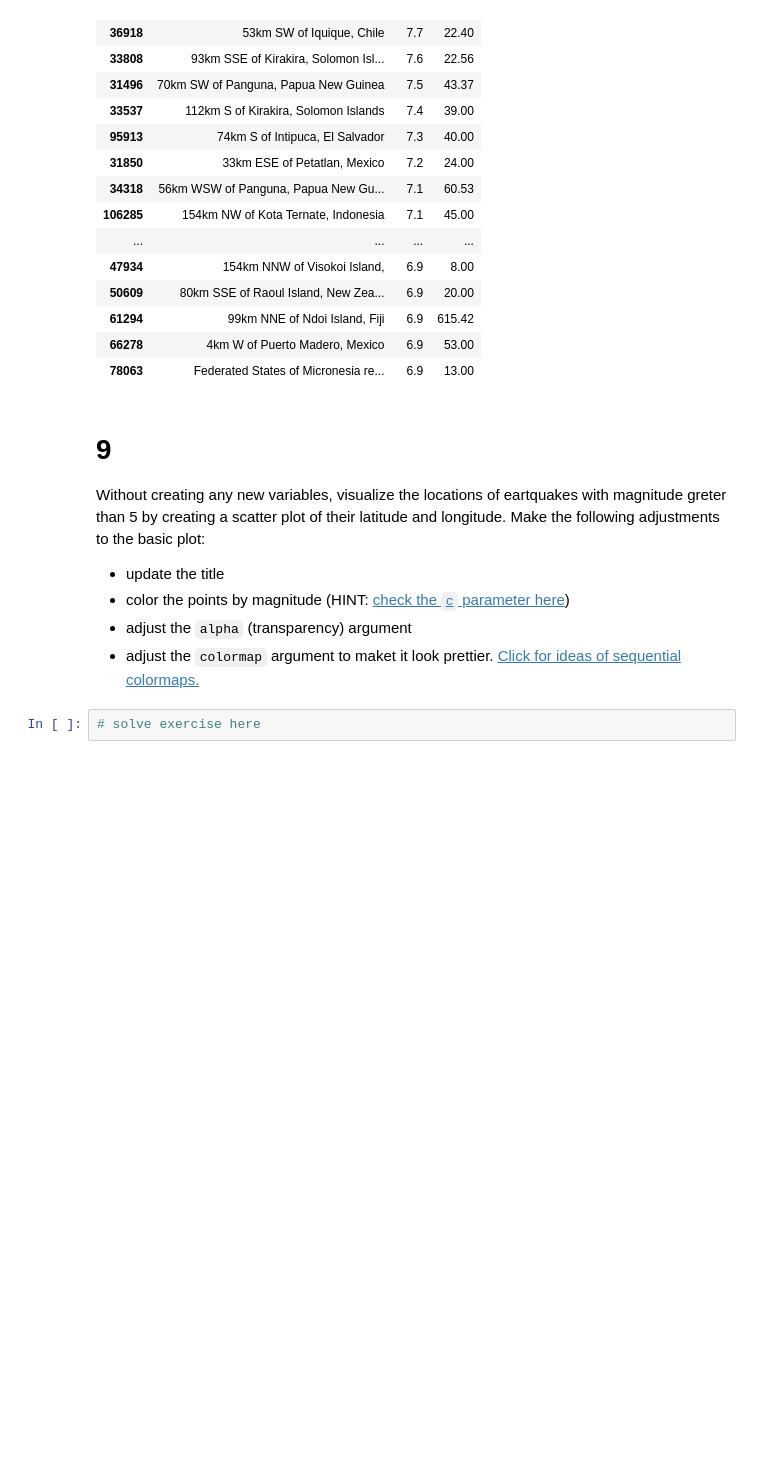
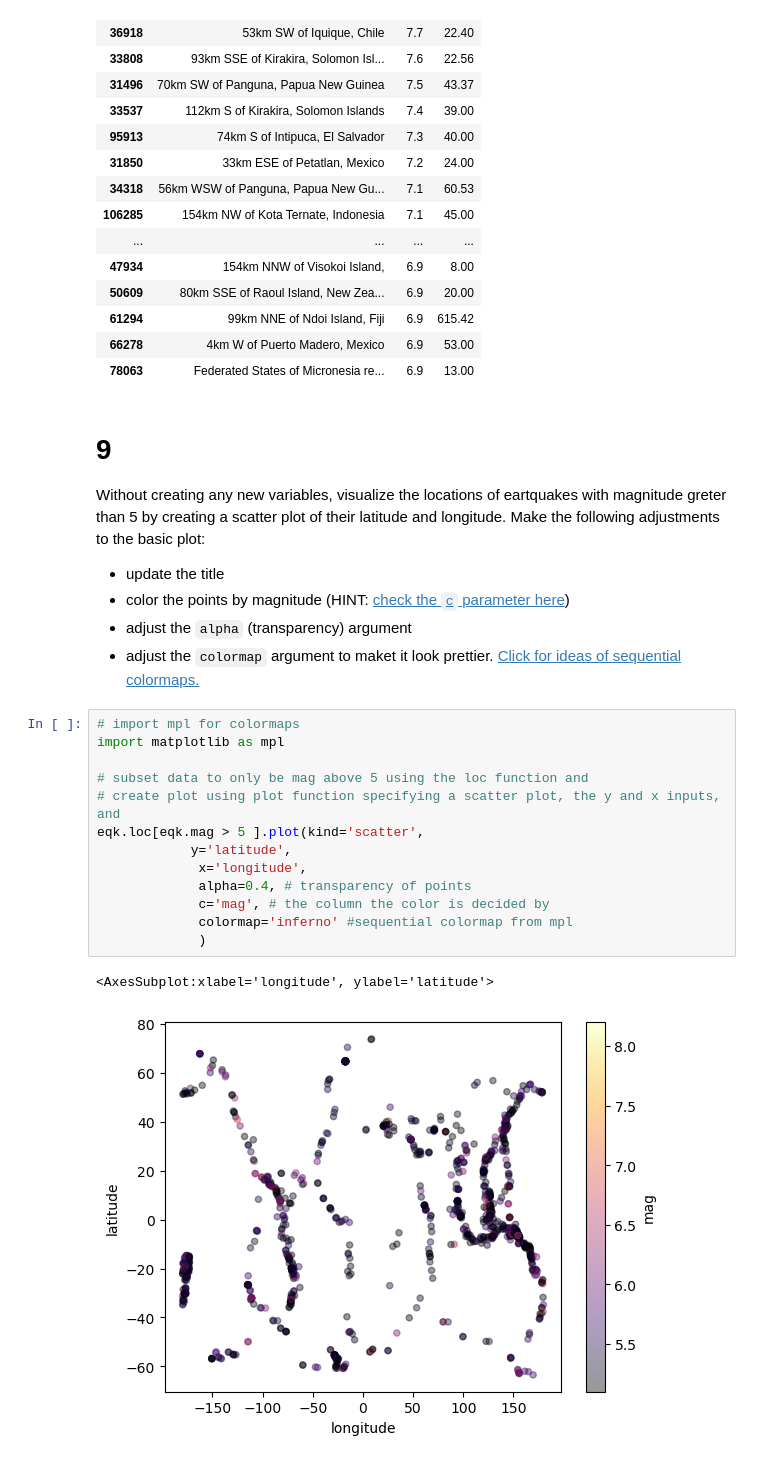
Before and after one commit to cnordheim-maestas/eds220-hwk-1, a Jupyter notebook: hwk1-task4.ipynb, the cells around one changed output. Saved outputs shown, nothing was run; the diff lists cells and outputs as text; blank space fills up the shorter version.

```diff
--- a/hwk1-task4.ipynb
+++ b/hwk1-task4.ipynb
@@ -211,5 +211,19 @@ Without creating any new variables, visualize the locations of eartquakes with m
 - color the points by magnitude (HINT: [check the `c` parameter here](https://pandas.pydata.org/pandas-docs/stable/reference/api/pandas.DataFrame.plot.scatter.html))
 - adjust the `alpha` (transparency) argument
 - adjust the `colormap` argument to maket it look prettier. [Click for ideas of sequential colormaps.](https://matplotlib.org/stable/users/explain/colors/colormaps.html)
-# %%
-# solve exercise here
+# %%
+# import mpl for colormaps
+import matplotlib as mpl
+
+# subset data to only be mag above 5 using the loc function and
+# create plot using plot function specifying a scatter plot, the y and x inputs, and
+eqk.loc[eqk.mag > 5 ].plot(kind='scatter',
+            y='latitude',
+             x='longitude',
+             alpha=0.4, # transparency of points
+             c='mag', # the column the color is decided by
+             colormap='inferno' #sequential colormap from mpl
+             )
+# %% [output]
+<AxesSubplot:xlabel='longitude', ylabel='latitude'>
+[figure, added]
```
Also changed, not shown: parts of 1 cell of this notebook.
